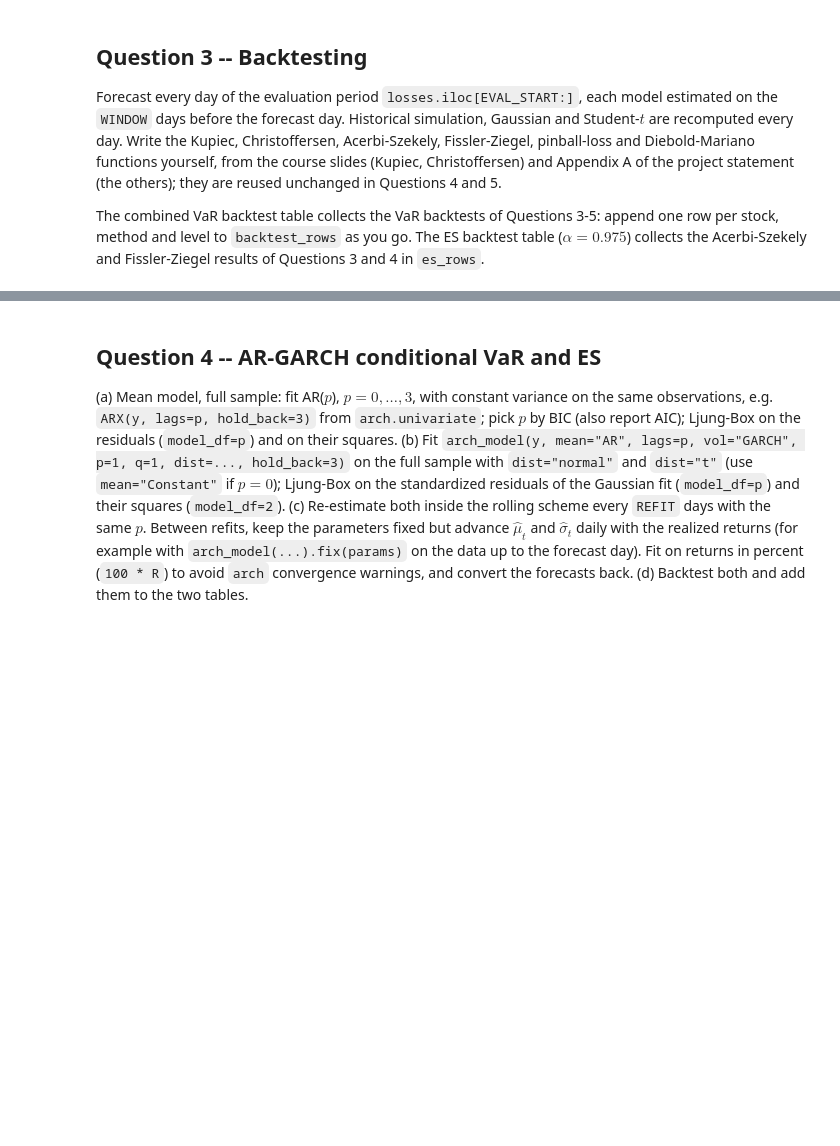
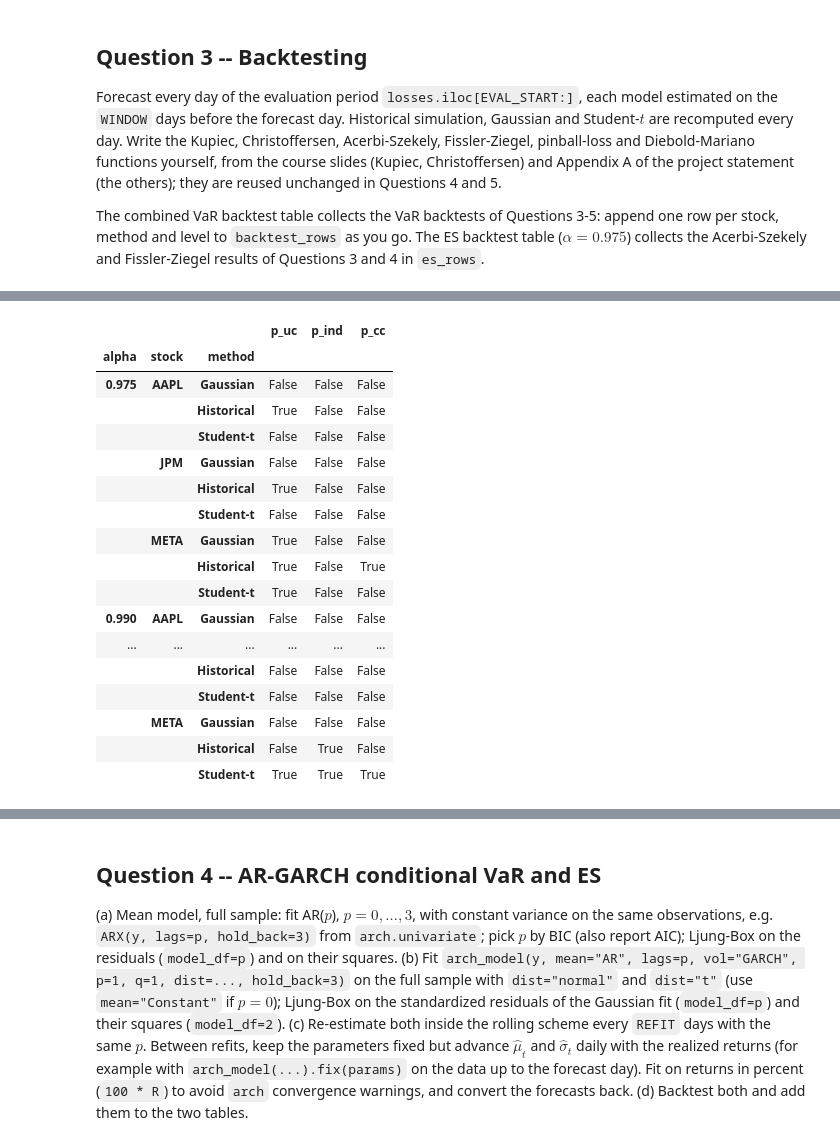
Before and after one commit to RomainFast121/quant-risk-project, a Jupyter notebook: Project_template.ipynb, the cells around one changed output, grey strips where cells are left out. Drawn from its saved outputs; the diff is of its cells as text; code cells hidden in the pictures; blank space fills up the shorter version.

```diff
--- a/Project_template.ipynb
+++ b/Project_template.ipynb
@@ -355,4 +376,35 @@ reused unchanged in Questions 4 and 5.
 The combined VaR backtest table collects the VaR backtests of Questions 3-5: append one row per
 stock, method and level to `backtest_rows` as you go. The ES backtest table ($\alpha=0.975$) collects
 the Acerbi-Szekely and Fissler-Ziegel results of Questions 3 and 4 in `es_rows`.
+# %%
+# Helpers
+
+def kupiec(I, alpha):
+    n, x = len(I), I.sum()
+    phat, p = x / n, 1 - alpha
+    lr = 2 * (_term(x, phat / p) + _term(n - x, (1 - phat) / (1 - p)))
+
+    return lr, 1 - chi2.cdf(lr, 1)
+
+def christoffersen(I, alpha):
+    prev, curr = I[:-1], I[1:]
+    n00 = int(((prev==0) & (curr==0)).sum())
+    n01 = int(((prev==0) & (curr==1)).sum())
+    n10 = int(((prev==1) & (curr==0)).sum())
+    n11 = int(((prev==1) & (curr==1)).sum())
+    p01, p11 = n01 / (n00 + n01) if (n00 + n01) > 0 else 0.0, n11 / (n10 + n11) if (n10 + n11) > 0 else 0.0
+    ppool = (n01 + n11) / (n00 + n01 + n10 + n11)
+    l0 = _term(n01 + n11, ppool) + _term(n00 + n10, 1 - ppool)
+    l1 = _term(n01, p01) + _term(n00, 1 - p01) + _term(n11, p11) + _term(n10, 1 - p11)
+    lrind = -2 * (l0 - l1)
+    lruc, _ = kupiec(I, alpha)
+    lrcc = lruc + lrind
+    return (lrind, 1 - chi2.cdf(lrind, 1)), (lrcc, 1 - chi2.cdf(lrcc, 2))
+
+def pinball_loss(var, alpha, realized):
+    S = (np.where(realized <= var, 1, 0) - alpha) * (var - realized)
+    return S.mean()
+
+def _term(k, q):
+    return k * np.log(q) if k > 0 else 0.0
 # %%
@@ -362,0 +498,27 @@ es_rows = []                                # dicts: stock, method, Z, p_Z, FZ
+# %%
+# (b)
+p_cols = ["p_uc", "p_ind", "p_cc"]
+backtest_bool = backtest_table.copy()
+backtest_bool[p_cols] = backtest_table[p_cols] >= 0.05
+display(backtest_bool.loc[:, p_cols])
+# True means failed to reject the null
+# and False means rejecting the null
+# %% [output]
+|  |  |  | p_uc | p_ind | p_cc |
+| alpha | stock | method |  |  |  |
+| 0.975 | AAPL | Gaussian | False | False | False |
+|  |  | Historical | True | False | False |
+|  |  | Student-t | False | False | False |
+|  | JPM | Gaussian | False | False | False |
+|  |  | Historical | True | False | False |
+|  |  | Student-t | False | False | False |
+|  | META | Gaussian | True | False | False |
+|  |  | Historical | True | False | True |
+|  |  | Student-t | True | False | False |
+| 0.990 | AAPL | Gaussian | False | False | False |
+| ... | ... | ... | ... | ... | ... |
+|  |  | Historical | False | False | False |
+|  |  | Student-t | False | False | False |
+|  | META | Gaussian | False | False | False |
+|  |  | Historical | False | True | False |
+|  |  | Student-t | True | True | True |
```
Also changed, not shown: parts of 9 cells of this notebook, 2 other files.
